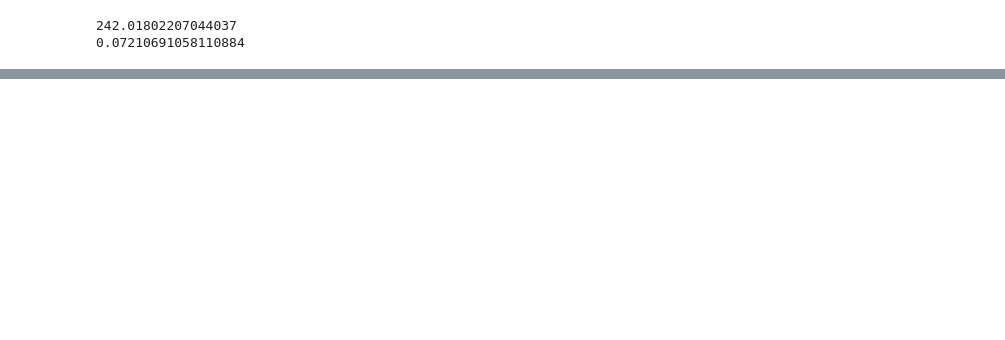
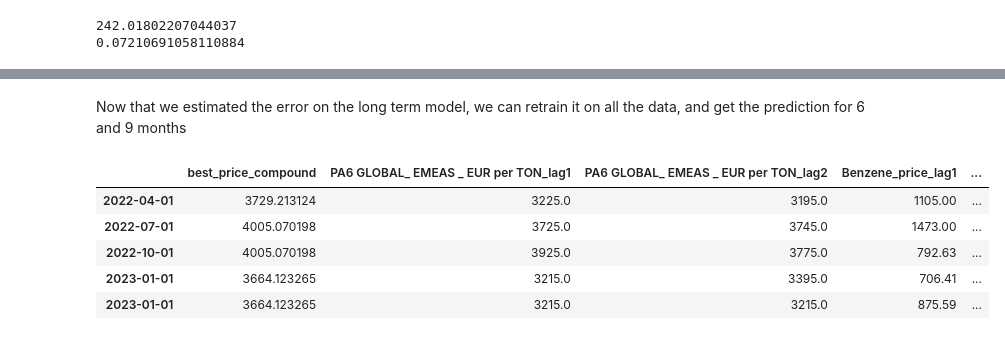
Before and after one commit to mattmrq/SE_project, a Jupyter notebook: Main_Notebook.ipynb, the cells around one changed output, grey strips where cells are left out. Saved outputs shown, nothing was run; the diff lists cells and outputs as text; code cells hidden in the pictures; blank space fills up the shorter version.

```diff
--- a/Main_Notebook.ipynb
+++ b/Main_Notebook.ipynb
@@ -318,0 +318,13 @@ prediction_sub = model_1_month_linear.predict(X_sub)
+# %%
+train_data = model_data.query(f"index < '2023-01-01'")
+
+model_1_month_linear_pred = linear_model.LinearRegression()
+
+X_train = train_data.drop("best_price_compound", axis=1)
+y_train = train_data["best_price_compound"]
+
+
+model_1_month_linear_pred.fit(X_train, y_train)
+X_sub = submission_data.drop("best_price_compound", axis=1).iloc[:1]
+prediction_1m = model_1_month_linear_pred.predict(X_sub)
+print(f"Prediction for 1 month is {prediction_1m}")
@@ -476,0 +518,14 @@ print(mean_absolute_percentage_error(y_pred_lt, y_test_lt))
+# %% [markdown]
+Now that we estimated the error on the long term model, we can retrain it on all the data, and get the prediction for 6 and 9 months
+# %%
+lt_train_data_pred = lt_model_data.query(f"index < '2023-04-01'").copy()
+# Fill the predicted value by the 1month model for 2023
+lt_train_data_pred.loc['2023-01-01', 'best_price_compound'] = prediction_1m
+lt_train_data_pred.tail()
+# %% [output]
+|  | best_price_compound | PA6 GLOBAL_ EMEAS _ EUR per TON_lag1 | PA6 GLOBAL_ EMEAS _ EUR per TON_lag2 | Benzene_price_lag1 | ... |
+| 2022-04-01 | 3729.213124 | 3225.0 | 3195.0 | 1105.00 | ... |
+| 2022-07-01 | 4005.070198 | 3725.0 | 3745.0 | 1473.00 | ... |
+| 2022-10-01 | 4005.070198 | 3925.0 | 3775.0 | 792.63 | ... |
+| 2023-01-01 | 3664.123265 | 3215.0 | 3395.0 | 706.41 | ... |
+| 2023-01-01 | 3664.123265 | 3215.0 | 3215.0 | 875.59 | ... |
```
Also changed, not shown: parts of 16 cells of this notebook.
